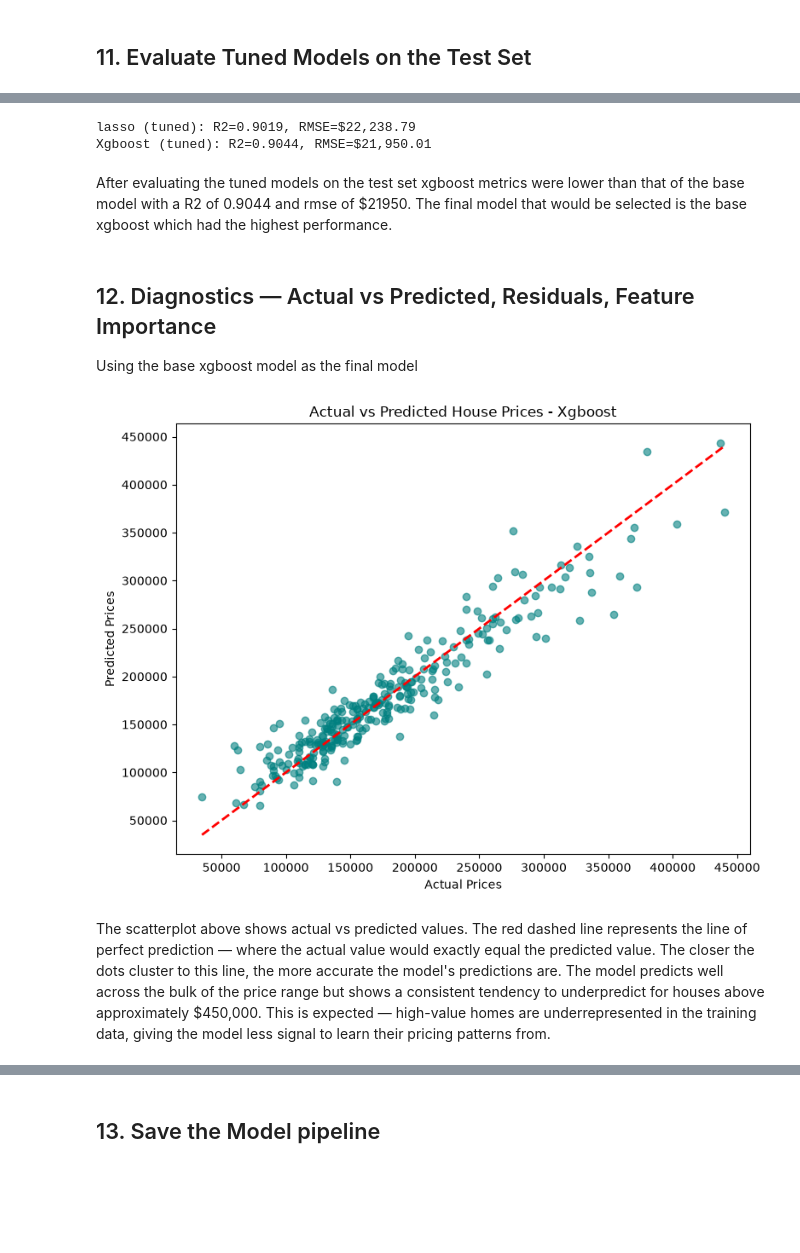
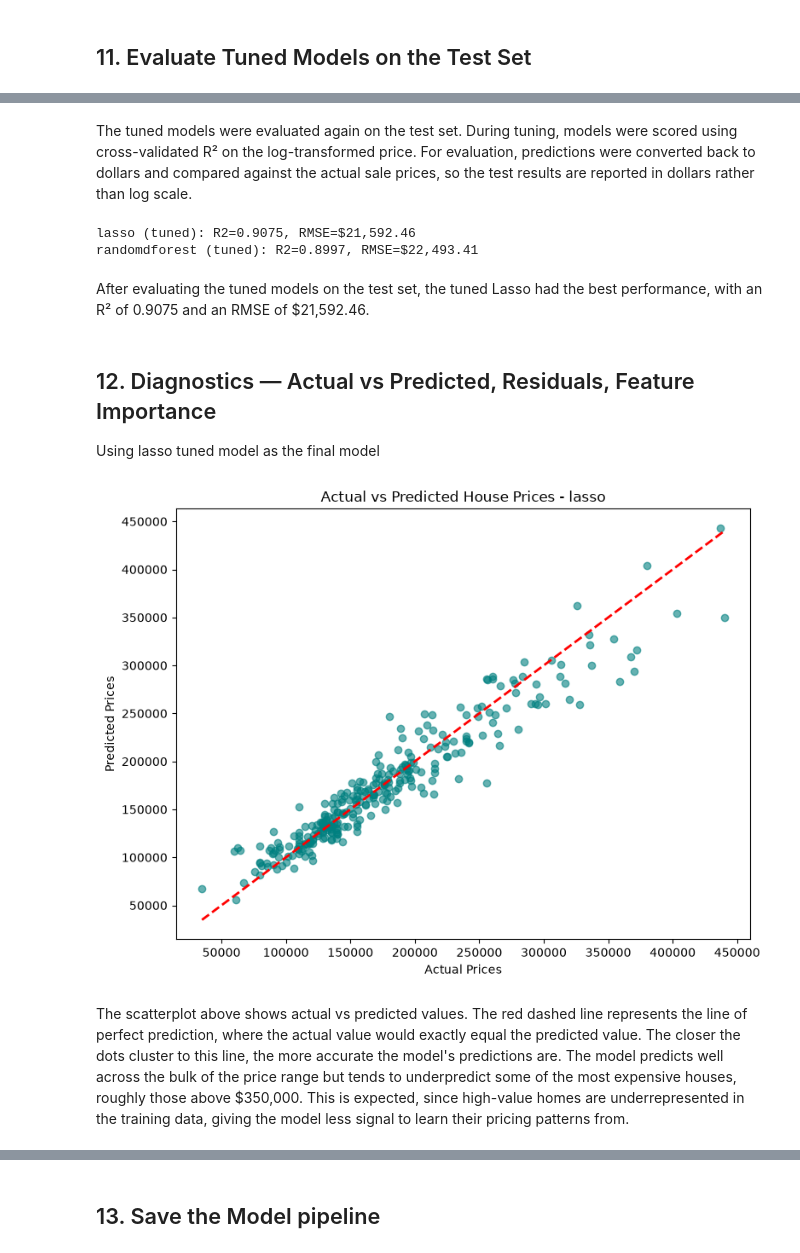
Before and after one commit to Alegbeleye-Ayomide/House-price-prediction, a Jupyter notebook: Notebook/house_price_prediction.ipynb, the cells around one changed output, grey strips where cells are left out. Saved outputs shown, nothing was run; the diff lists cells and outputs as text; code cells hidden in the pictures; blank space fills up the shorter version.

```diff
--- a/Notebook/house_price_prediction.ipynb
+++ b/Notebook/house_price_prediction.ipynb
@@ -398,0 +396,4 @@ added complexity, so 20 was kept.
+# %%
+neighborhood_cols = [c for c in x_train_scaled.columns if c.startswith('Neighborhood_')]
+mszoning_cols = [c for c in x_train_scaled.columns if c.startswith('MSZoning_')]
+print(mszoning_cols)
@@ -398,0 +417,7 @@ added complexity, so 20 was kept.
+# %%
+final = (
+    ['LotArea', 'OverallQual', 'OverallCond',
+     'KitchenAbvGr', 'GarageCars', 'house_age', 'total_sqft','total_bath']
+    + mszoning_cols
+    + neighborhood_cols
+)
@@ -399,3 +426,6 @@ added complexity, so 20 was kept.
+# %%
+x_train_rfe = x_train_scaled[final]
+x_test_rfe = x_test_scaled[final]
 # %% [markdown]
 ## 9.  Baseline Model Comparison
 # %%
@@ -441,8 +471,8 @@ RandomizedSearchCV since its search space is much larger.
 # %%
-lasso_params = {'alpha': np.logspace(-4, 2, 40)}
-lasso_grid = GridSearchCV(Lasso(max_iter=20000), lasso_params, cv=5, scoring='r2', n_jobs=-1)
-lasso_grid.fit(x_train_rfe, y_train)
+linear_params = {'alpha': np.logspace(-4, 2, 40)}
+linear_grid = GridSearchCV(Lasso(max_iter=20000), linear_params, cv=5, scoring='r2', n_jobs=-1)
+linear_grid.fit(x_train_rfe, y_train)
 
-print("Best lasso alpha:", lasso_grid.best_params_)
-print("Best lasso CV R2:", round(lasso_grid.best_score_, 4))
+print("Best lasso alpha:", linear_grid.best_params_)
+print("Best lasso CV R2:", round(linear_grid.best_score_, 4))
 # %% [output]
@@ -480,7 +504,9 @@ The tuned models were now evaluated again on the test set
+# %% [markdown]
+The tuned models were evaluated again on the test set. During tuning, models were scored using cross-validated R² on the log-transformed price. For evaluation, predictions were converted back to dollars and compared against the actual sale prices, so the test results are reported in dollars rather than log scale.
 # %%
 tuned_models = {
-    'lasso (tuned)': lasso_grid.best_estimator_,
-    'Xgboost (tuned)': xgb_random.best_estimator_
+    'lasso (tuned)': linear_grid.best_estimator_,
+    'randomdforest (tuned)': rf_random.best_estimator_
 }
 
 for name, model in tuned_models.items():
@@ -490,38 +516,39 @@ for name, model in tuned_models.items():
     rmse = np.sqrt(mean_squared_error(y_test_actual, actual_preds))
     print(f"{name}: R2={r2:.4f}, RMSE=${rmse:,.2f}")
 # %% [output]
-lasso (tuned): R2=0.9019, RMSE=$22,238.79
-Xgboost (tuned): R2=0.9044, RMSE=$21,950.01
+lasso (tuned): R2=0.9075, RMSE=$21,592.46
+randomdforest (tuned): R2=0.8997, RMSE=$22,493.41
-# %% [markdown]
-After evaluating the tuned models on the test set xgboost metrics were lower than that of the base model with a R2 of 0.9044 and rmse of $21950. The final model that would be selected is the base xgboost which had the highest performance.
+# %% [markdown]
+After evaluating the tuned models on the test set, the tuned Lasso had the best performance, with an R² of 0.9075 and an RMSE of $21,592.46.
 # %% [markdown]
 ## 12. Diagnostics — Actual vs Predicted, Residuals, Feature Importance
 
-Using the base xgboost model as the final model
+Using lasso tuned model as the final model
 # %%
-final_model = models['XGBoost']
+final_model = linear_grid.best_estimator_
 log_preds = final_model.predict(x_test_rfe)
 actual_preds = np.expm1(log_preds)
 actual_y = np.expm1(y_test)
 
 plt.figure(figsize=(8, 6))
 plt.scatter(actual_y, actual_preds, alpha=0.6, color='teal')
 plt.plot([actual_y.min(), actual_y.max()], [actual_y.min(), actual_y.max()], 'r--', linewidth=2)
 plt.xlabel('Actual Prices')
 plt.ylabel('Predicted Prices')
-plt.title('Actual vs Predicted House Prices - Xgboost')
+plt.title('Actual vs Predicted House Prices - lasso')
 plt.tight_layout()
 plt.show()
 # %% [output]
-[figure, old version]
+[figure, new version]
 # %% [markdown]
 The scatterplot above shows actual vs predicted values. The red dashed line
-represents the line of perfect prediction — where the actual value would
-exactly equal the predicted value. The closer the dots cluster to this line,
-the more accurate the model's predictions are. The model predicts well across the bulk of the price range but shows a
-consistent tendency to underpredict for houses above approximately $450,000.
-This is expected — high-value homes are underrepresented in the training
-data, giving the model less signal to learn their pricing patterns from.
+represents the line of perfect prediction, where the actual value would exactly
+equal the predicted value. The closer the dots cluster to this line, the more
+accurate the model's predictions are. The model predicts well across the bulk of
+the price range but tends to underpredict some of the most expensive houses,
+roughly those above $350,000. This is expected, since high-value homes are
+underrepresented in the training data, giving the model less signal to learn
+their pricing patterns from.
 # %%
 residuals = actual_y - actual_preds
 
```
Also changed, not shown: parts of 31 cells of this notebook, 9 other files.
